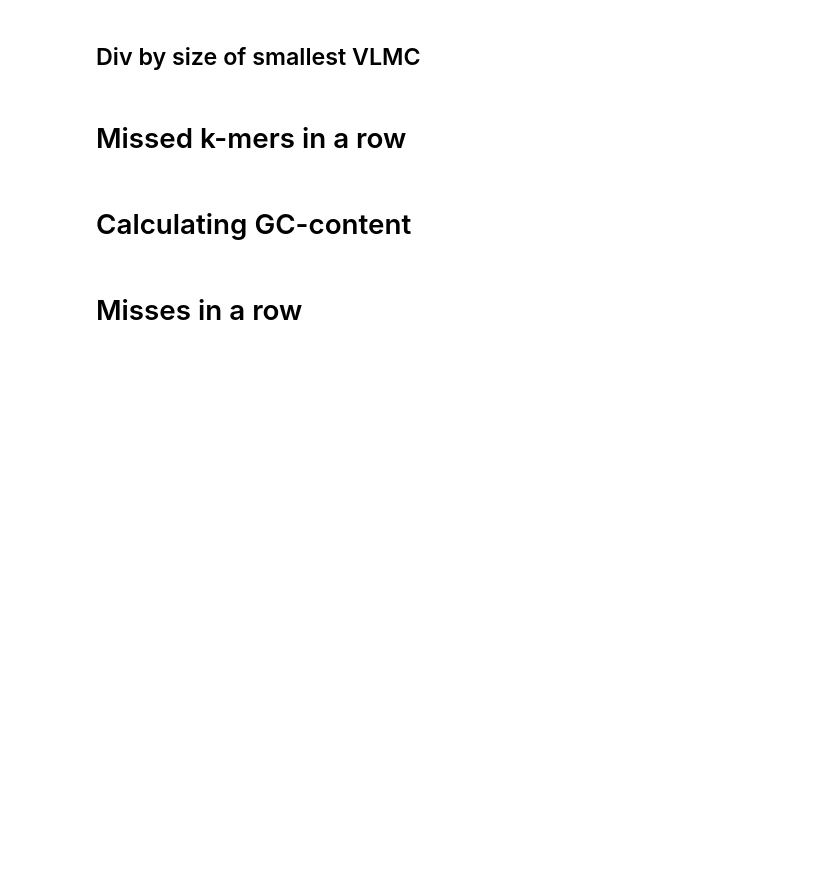
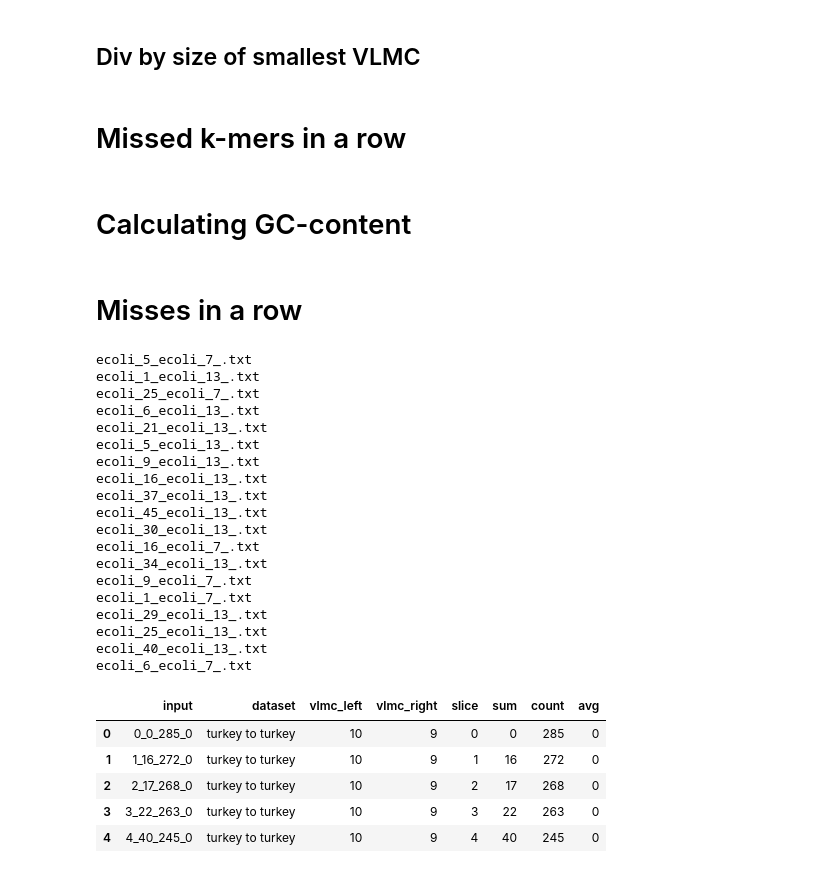
Before and after one commit to atjaoan/dvstar_thesis, a Jupyter notebook: vlmc_analysis.ipynb, the cells around one changed output. Drawn from its saved outputs; the diff is of its cells as text; code cells hidden in the pictures; blank space fills up the shorter version.

```diff
--- a/vlmc_analysis.ipynb
+++ b/vlmc_analysis.ipynb
@@ -984,7 +984,7 @@ fig.layout.annotations[4]["font"] = {'size': 24}
 fig.write_image("images/percentage-kmer-length-filled.pdf")
 fig.show()
 # %%
-keep_sets = ['ecoli to ecoli', 'ecoli to human', 'ecoli to turkey', 'ecoli to corn', 'human to human', 'human to turkey', 'human to corn', 'turkey to turkey', 'turkey to corn', 'corn to corn']
+keep_sets = ['human to human', 'human to turkey', 'human to corn', 'turkey to turkey', 'turkey to corn', 'corn to corn', 'ecoli to ecoli']
 
 df = pd.read_csv("tmp/integer_rep_distributions/shared-kmers/distribution_small.txt", sep=",", header=None)
 df.columns = ['input']
@@ -1098,6 +1098,21 @@ df_small['dataset'] = df_small.dataset.apply(lambda x : x.replace('ecoli', 'viru
 df_medium['dataset'] = df_medium.dataset.apply(lambda x : x.replace('ecoli', 'virus'))
 df_large['dataset'] = df_large.dataset.apply(lambda x : x.replace('ecoli', 'virus'))
 
+convert_dict = {'human to human':0, 'human to turkey':1, 'human to corn':2, 'turkey to turkey':3, 'turkey to corn':4, 'corn to corn':5, 'virus to virus':6}
+
+df_small['new'] = df_small['dataset'].map(convert_dict)
+df_medium['new'] = df_medium['dataset'].map(convert_dict)
+df_large['new'] = df_large['dataset'].map(convert_dict)
+
+df_small.sort_values(by=['new'], ignore_index=True, inplace=True)
+df_small.drop(columns=['new'], inplace=True)
+
+df_medium.sort_values(by=['new'], ignore_index=True, inplace=True)
+df_medium.drop(columns=['new'], inplace=True)
+
+df_large.sort_values(by=['new'], ignore_index=True, inplace=True)
+df_large.drop(columns=['new'], inplace=True)
+
 fig.add_trace(go.Bar(x=df_small.dataset, y=(df_small.mean_hits * 100) / df_small.total_sum, marker_color=hit_color, name='hits'), row=1, col=1)
 fig.add_trace(go.Bar(x=df_small.dataset, y=(df_small.mean_misses * 100) / df_small.total_sum, marker_color=miss_color, name='misses'), row=1, col=1) # , text=df_small.mean_misses.apply(round), textfont_size=tfs), row=1, col=1)
 fig.add_trace(go.Bar(x=df_small.dataset, y=(df_small.mean_skipped * 100) / df_small.total_sum, marker_color=skip_color, name='skipped'), row=1, col=1)
@@ -1229,3 +1244,50 @@ for ds in df.dataset.unique():
     fig.add_trace(go.Scatter(x=df_ds['right_idx'], y=df_ds['rolling_misses'], name=ds))
 
 fig.show()
+# %%
+directory = "tmp/integer_rep_distributions/missed-in-a-row/new-actual-counts/"
+
+alldirs = []
+for file in os.listdir(directory):
+    try:
+        df_tmp = pd.read_csv(directory + file, sep=",", header=None)
+        df_tmp.columns = ['input']
+        df_tmp['dataset'] = file.split('_')[0] + " to " + file.split('_')[2]
+        df_tmp['vlmc_left'] = file.split('_')[1]
+        df_tmp['vlmc_right'] = file.split('_')[3].split('.')[0]
+        df_tmp['slice'] = df_tmp['input'].apply(lambda x : int(x.split('_')[0]))
+        df_tmp['sum'] = df_tmp['input'].apply(lambda x : int(x.split('_')[1]))
+        df_tmp['count'] = df_tmp['input'].apply(lambda x : int(x.split('_')[2]))
+        df_tmp['avg'] = df_tmp['input'].apply(lambda x : int(x.split('_')[3]))
+        alldirs.append(df_tmp)
+    except:
+        print(file)
+
+df = pd.concat(alldirs)
+df.head()
+# %% [output]
+ecoli_5_ecoli_7_.txt
+ecoli_1_ecoli_13_.txt
+ecoli_25_ecoli_7_.txt
+ecoli_6_ecoli_13_.txt
+ecoli_21_ecoli_13_.txt
+ecoli_5_ecoli_13_.txt
+ecoli_9_ecoli_13_.txt
+ecoli_16_ecoli_13_.txt
+ecoli_37_ecoli_13_.txt
+ecoli_45_ecoli_13_.txt
+ecoli_30_ecoli_13_.txt
+ecoli_16_ecoli_7_.txt
+ecoli_34_ecoli_13_.txt
+ecoli_9_ecoli_7_.txt
+ecoli_1_ecoli_7_.txt
+ecoli_29_ecoli_13_.txt
+ecoli_25_ecoli_13_.txt
+ecoli_40_ecoli_13_.txt
+ecoli_6_ecoli_7_.txt
+|  | input | dataset | vlmc_left | vlmc_right | slice | sum | count | avg |
+| 0 | 0_0_285_0 | turkey to turkey | 10 | 9 | 0 | 0 | 285 | 0 |
+| 1 | 1_16_272_0 | turkey to turkey | 10 | 9 | 1 | 16 | 272 | 0 |
+| 2 | 2_17_268_0 | turkey to turkey | 10 | 9 | 2 | 17 | 268 | 0 |
+| 3 | 3_22_263_0 | turkey to turkey | 10 | 9 | 3 | 22 | 263 | 0 |
+| 4 | 4_40_245_0 | turkey to turkey | 10 | 9 | 4 | 40 | 245 | 0 |
```
Also changed, not shown: parts of 1 cell of this notebook, 3 other files.
